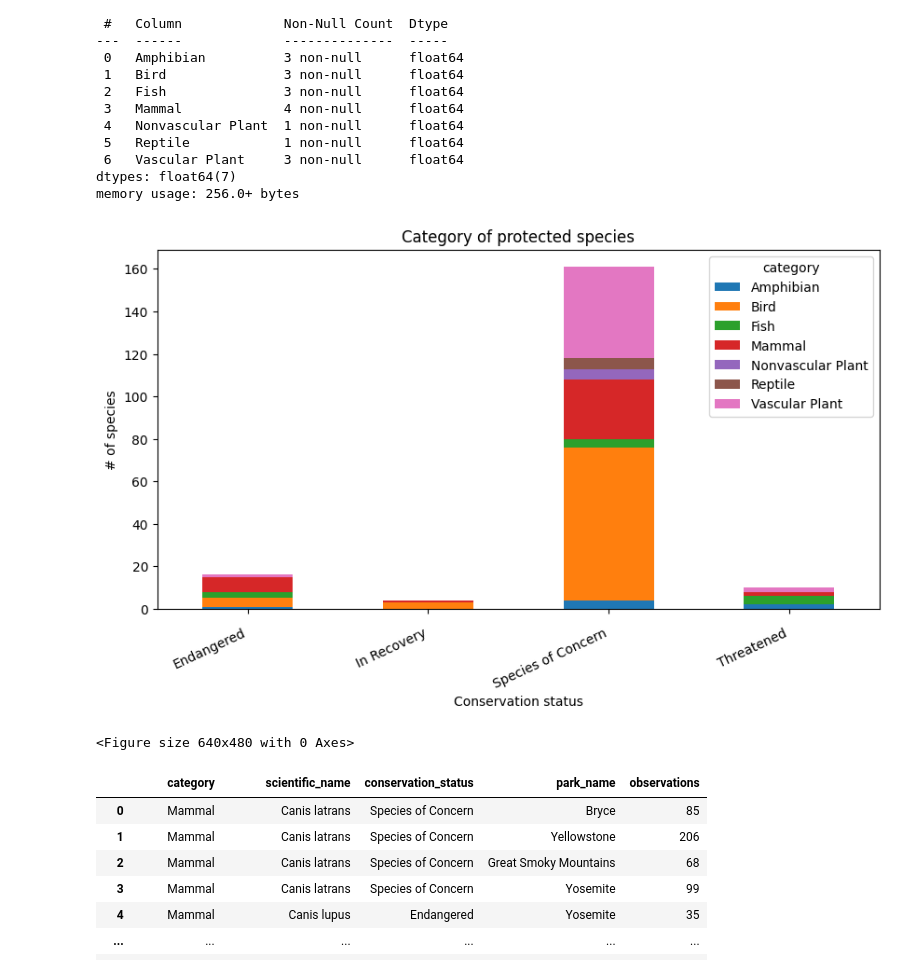
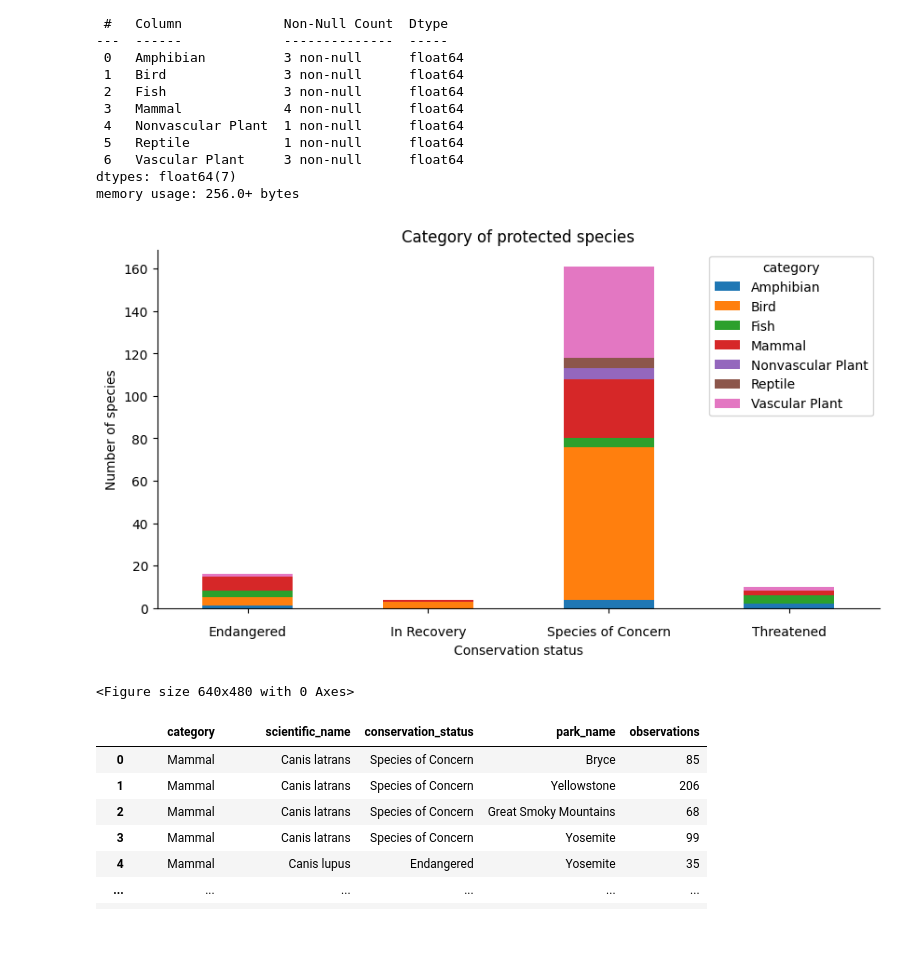
Before and after one commit to dmernik4/Biodiversity, a Jupyter notebook: biodiversity_starter/biodiversity.ipynb, the cells around one changed output. Saved outputs shown, nothing was run; the diff lists cells and outputs as text; code cells hidden in the pictures; blank space fills up the shorter version.

```diff
--- a/biodiversity_starter/biodiversity.ipynb
+++ b/biodiversity_starter/biodiversity.ipynb
@@ -337,15 +362,19 @@ memory usage: 256.0+ bytes
 # %%
 ax = cons_stat.plot(kind="bar", figsize=(10,5), stacked=True)
 ax.set_xlabel("Conservation status")
-ax.set_ylabel("# of species")
+ax.set_ylabel("Number of species")
 ax.set_title("Category of protected species")
-plt.xticks(rotation = 25, ha="right")
 ax.tick_params(axis="x", which="major", pad=10)
+
+ax.spines['top'].set_visible(False)
+ax.spines['right'].set_visible(False)
+
+plt.xticks(rotation=0, ha="center")
 
 plt.show()
 plt.clf()
 # %% [output]
-[figure, old version]
+[figure, new version]
 <Figure size 640x480 with 0 Axes>
 # %%
 cons_spec_park = df[df.conservation_status != "Not in danger"].reset_index()
```
Also changed, not shown: parts of 27 cells of this notebook, 2 other files.
